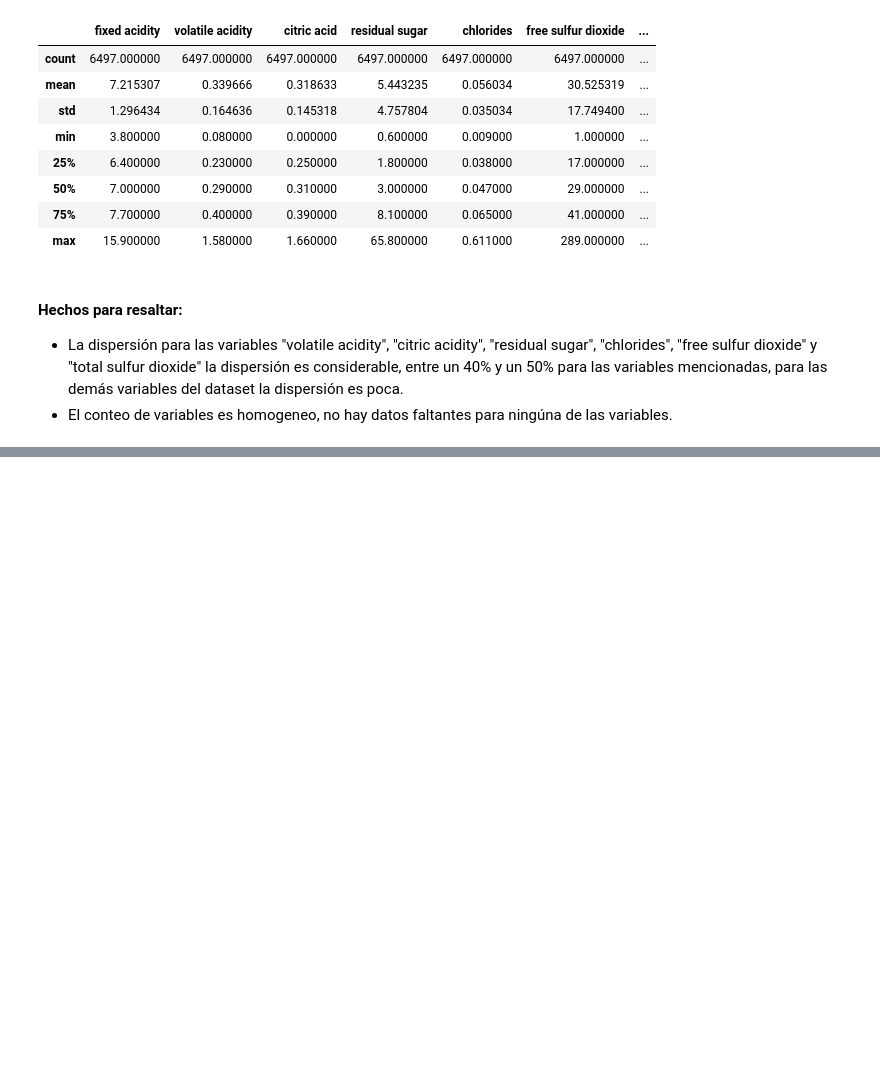
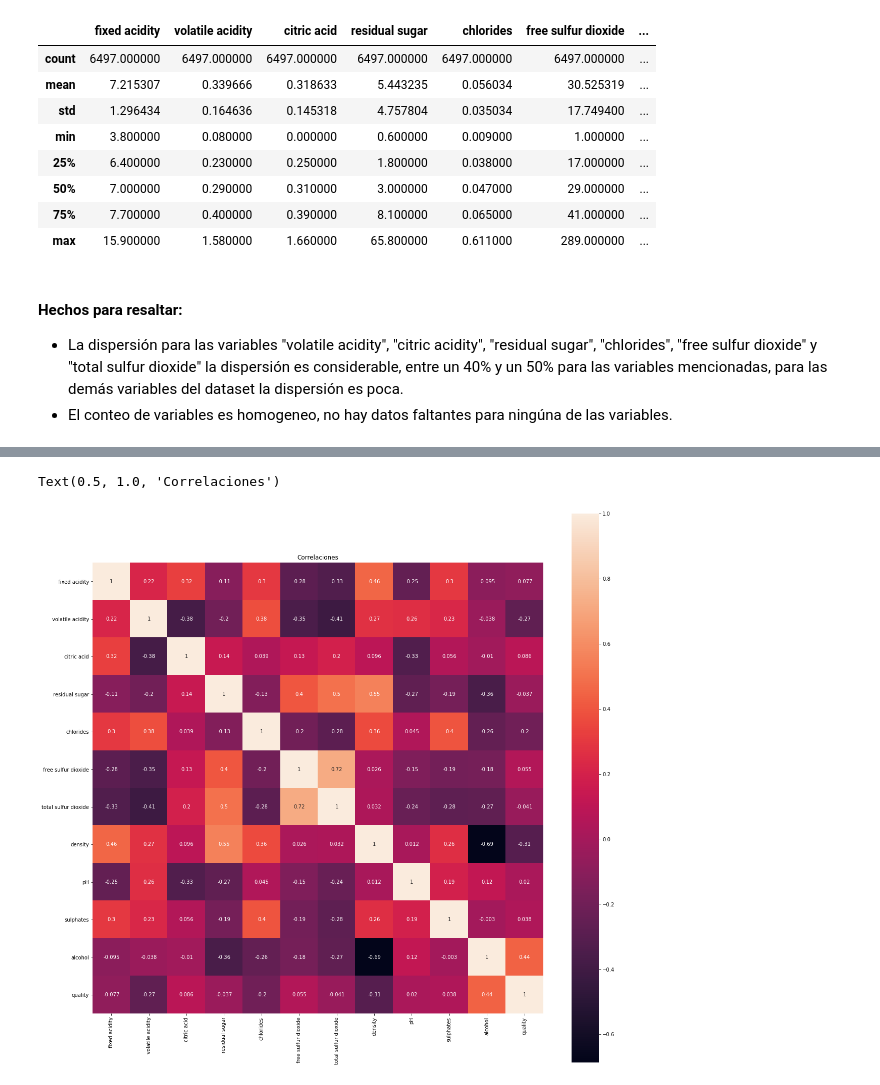
Before and after one commit to jmmendozae/DS_Projects_MM, a Jupyter notebook: Exploring Wines.ipynb, the cells around one changed output, grey strips where cells are left out. Cells and saved outputs as stored; diff of their text form; code cells hidden in the pictures; blank space fills up the shorter version.

```diff
--- a/Exploring Wines.ipynb
+++ b/Exploring Wines.ipynb
@@ -188 +190,7 @@ wines.describe()
+# %%
+f, axes =plt.subplots(figsize=(20,20))
+sns.heatmap(wines.corr(), square=True, annot=True).set_title('Correlaciones')
+# %% [output]
+Text(0.5, 1.0, 'Correlaciones')
+[figure, added]
 # %%
```
Also changed, not shown: parts of 5 cells of this notebook.
